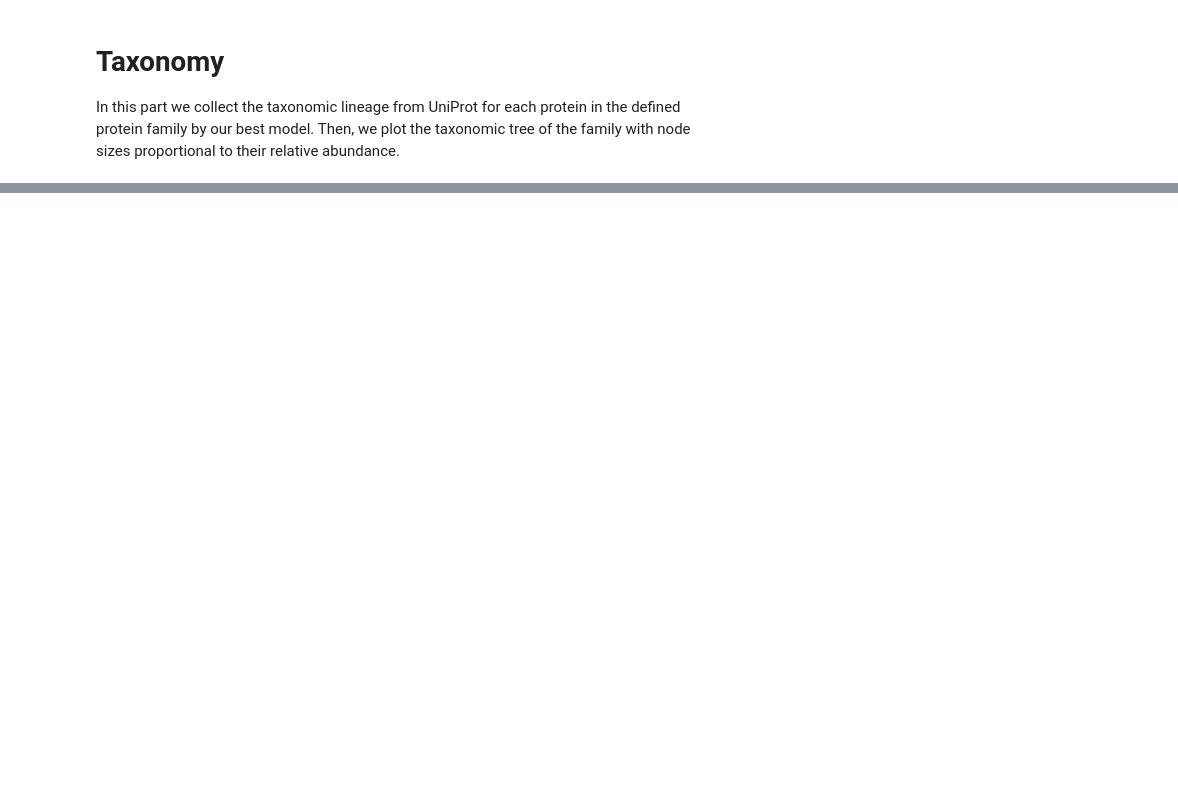
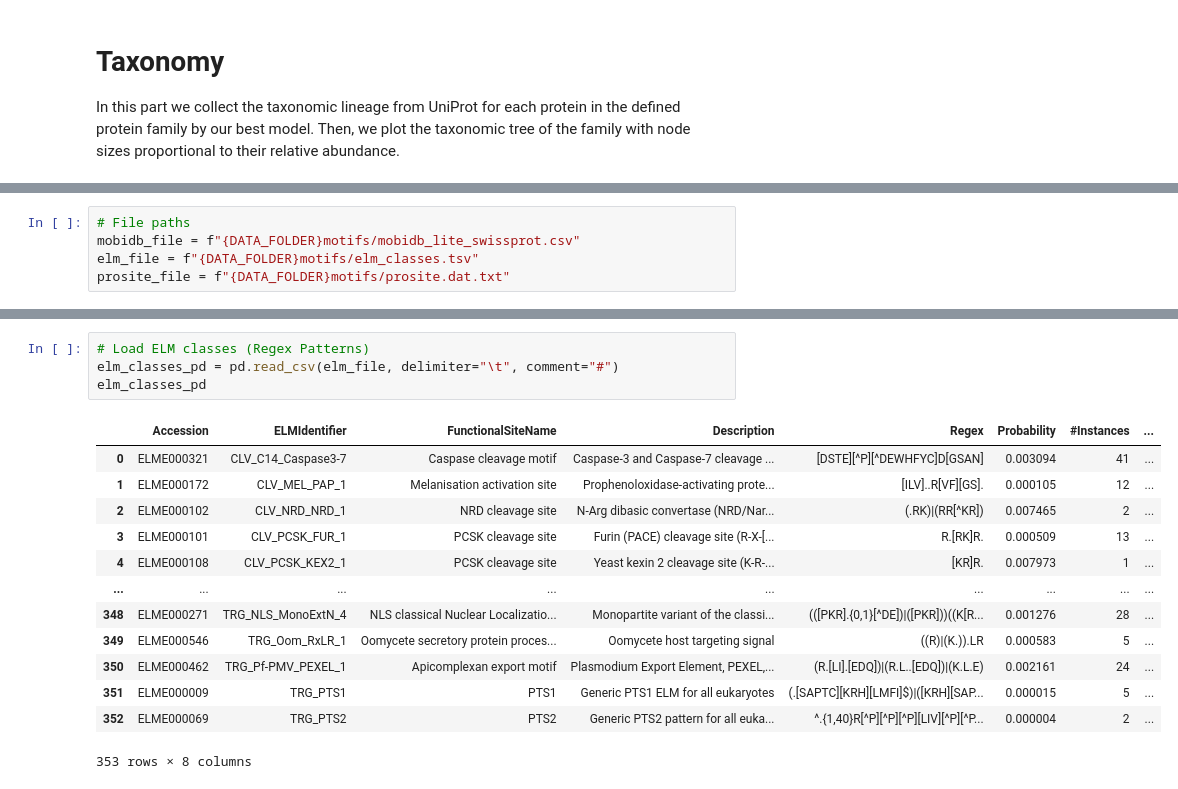
Before and after one commit to trajkovskifilip/biological_data, a Jupyter notebook: Biological_Data_Final_Project.ipynb, the cells around one changed output, grey strips where cells are left out. Saved outputs shown, nothing was run; the diff lists cells and outputs as text; blank space fills up the shorter version.

```diff
--- a/Biological_Data_Final_Project.ipynb
+++ b/Biological_Data_Final_Project.ipynb
@@ -346,0 +427,5 @@ plt.show()
+# %%
+# File paths
+mobidb_file = f"{DATA_FOLDER}motifs/mobidb_lite_swissprot.csv"
+elm_file = f"{DATA_FOLDER}motifs/elm_classes.tsv"
+prosite_file = f"{DATA_FOLDER}motifs/prosite.dat.txt"
@@ -346,0 +472,18 @@ plt.show()
+# %%
+# Load ELM classes (Regex Patterns)
+elm_classes_pd = pd.read_csv(elm_file, delimiter="\t", comment="#")
+elm_classes_pd
+# %% [output]
+|  | Accession | ELMIdentifier | FunctionalSiteName | Description | Regex | Probability | #Instances | ... |
+| 0 | ELME000321 | CLV_C14_Caspase3-7 | Caspase cleavage motif | Caspase-3 and Caspase-7 cleavage ... | [DSTE][^P][^DEWHFYC]D[GSAN] | 0.003094 | 41 | ... |
+| 1 | ELME000172 | CLV_MEL_PAP_1 | Melanisation activation site | Prophenoloxidase-activating prote... | [ILV]..R[VF][GS]. | 0.000105 | 12 | ... |
+| 2 | ELME000102 | CLV_NRD_NRD_1 | NRD cleavage site | N-Arg dibasic convertase (NRD/Nar... | (.RK)|(RR[^KR]) | 0.007465 | 2 | ... |
+| 3 | ELME000101 | CLV_PCSK_FUR_1 | PCSK cleavage site | Furin (PACE) cleavage site (R-X-[... | R.[RK]R. | 0.000509 | 13 | ... |
+| 4 | ELME000108 | CLV_PCSK_KEX2_1 | PCSK cleavage site | Yeast kexin 2 cleavage site (K-R-... | [KR]R. | 0.007973 | 1 | ... |
+| ... | ... | ... | ... | ... | ... | ... | ... | ... |
+| 348 | ELME000271 | TRG_NLS_MonoExtN_4 | NLS classical Nuclear Localizatio... | Monopartite variant of the classi... | (([PKR].{0,1}[^DE])|([PKR]))((K[R... | 0.001276 | 28 | ... |
+| 349 | ELME000546 | TRG_Oom_RxLR_1 | Oomycete secretory protein proces... | Oomycete host targeting signal | ((R)|(K.)).LR | 0.000583 | 5 | ... |
+| 350 | ELME000462 | TRG_Pf-PMV_PEXEL_1 | Apicomplexan export motif | Plasmodium Export Element, PEXEL,... | (R.[LI].[EDQ])|(R.L..[EDQ])|(K.L.E) | 0.002161 | 24 | ... |
+| 351 | ELME000009 | TRG_PTS1 | PTS1 | Generic PTS1 ELM for all eukaryotes | (.[SAPTC][KRH][LMFI]$)|([KRH][SAP... | 0.000015 | 5 | ... |
+| 352 | ELME000069 | TRG_PTS2 | PTS2 | Generic PTS2 pattern for all euka... | ^.{1,40}R[^P][^P][^P][LIV][^P][^P... | 0.000004 | 2 | ... |
+353 rows × 8 columns
```
Also changed, not shown: parts of 37 cells of this notebook.
